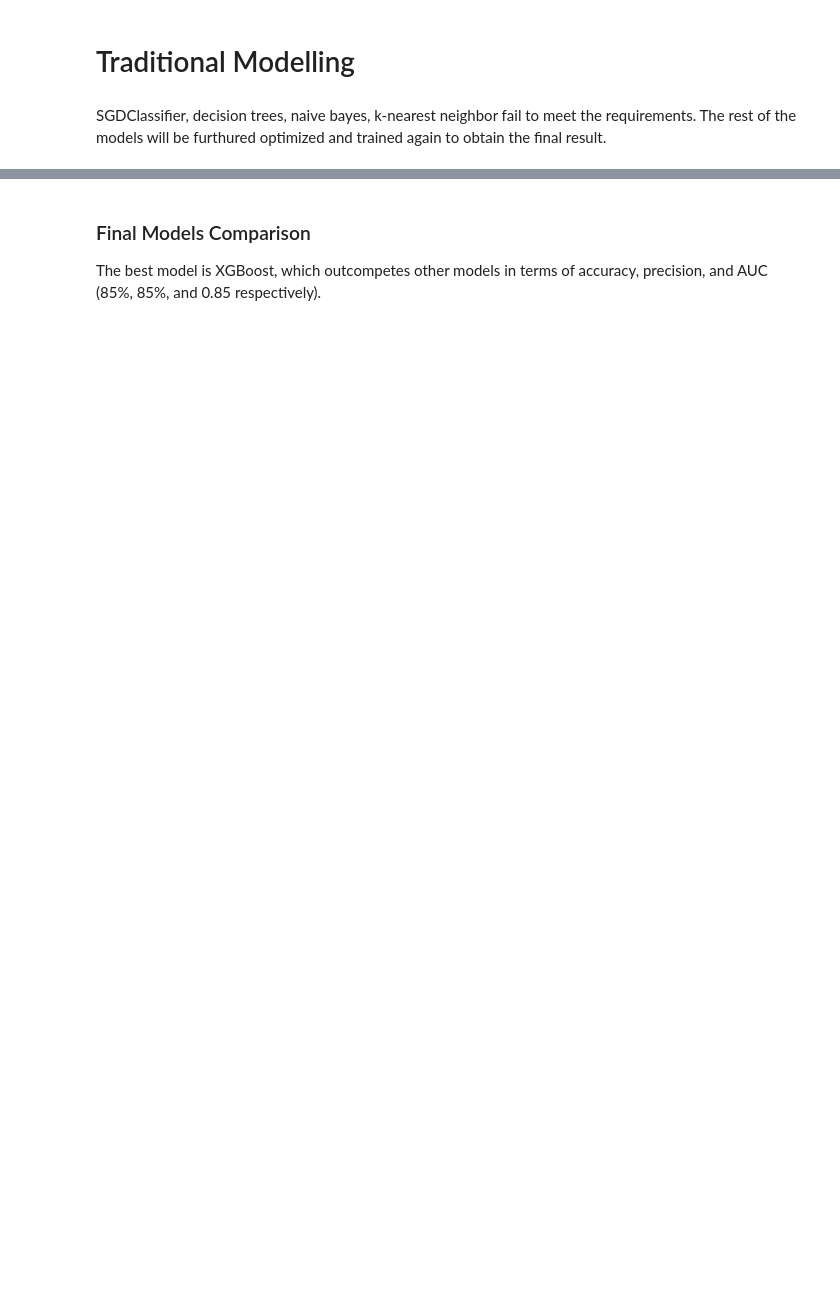
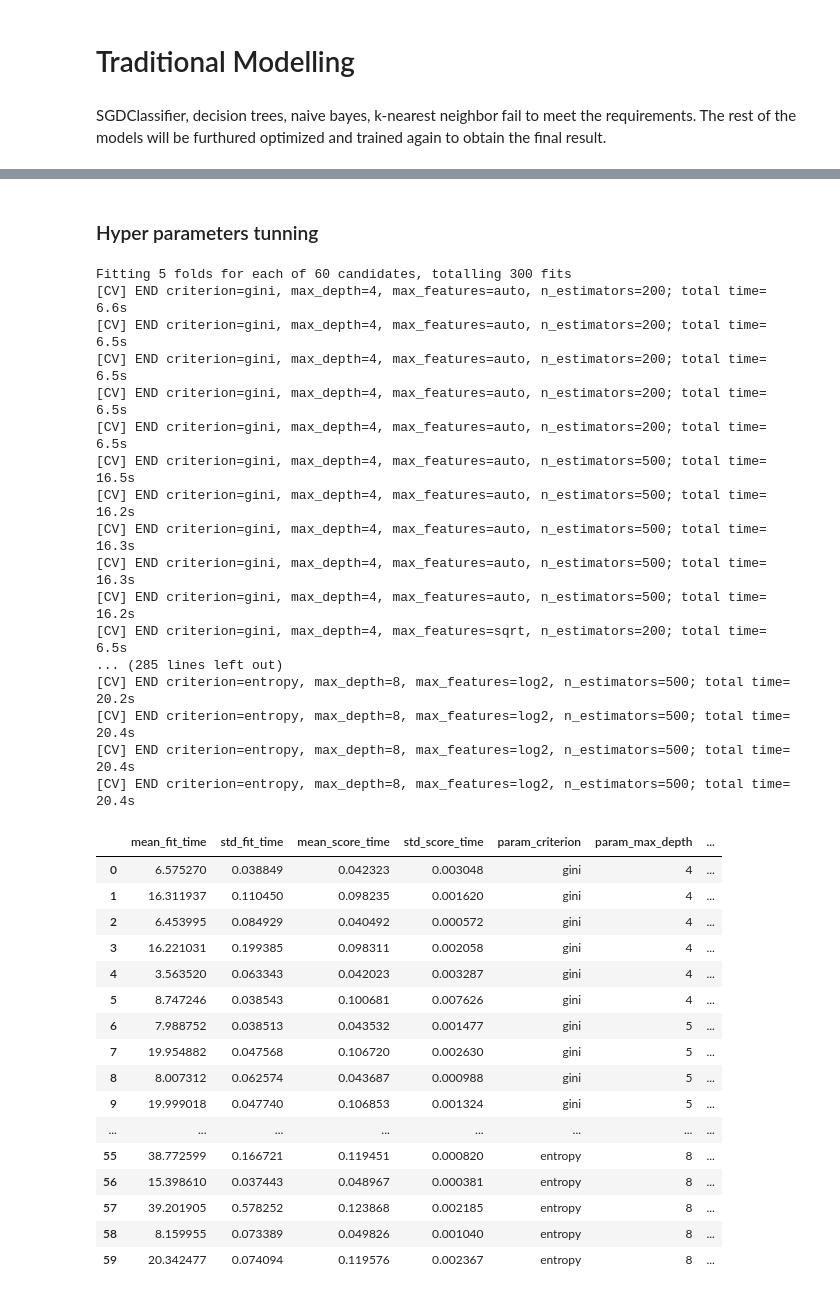
Before and after one commit to louis-hahaha/Big-Data-Project, a Jupyter notebook: Bigdata.ipynb, the cells around one changed output, grey strips where cells are left out. Cells and saved outputs as stored; diff of their text form; code cells hidden in the pictures; blank space fills up the shorter version.

```diff
--- a/Bigdata.ipynb
+++ b/Bigdata.ipynb
@@ -671,6 +656,11 @@ from keras.models import Sequential
 from keras.layers import Dense , Dropout , Activation
 from keras.layers import LSTM , Embedding
 from keras.layers import MaxPooling1D , GlobalMaxPooling1D,Conv1D , Flatten
+# %%
+top_words = 7000
+max_words = 200
+X_train_cnn = sequence.pad_sequences(X_train , maxlen = max_words)
+X_test_cnn = sequence.pad_sequences(X_test , maxlen = max_words)
 # %%
 model = Sequential()
 model.add(Embedding(top_words , 32 , input_length = max_words))
@@ -710,6 +700,2 @@ Trainable params: 535195 (2.04 MB)
 Non-trainable params: 0 (0.00 Byte)
 _________________________________________________________________
-# %%
-model.fit(X_train_cnn , y_train , validation_data= (X_test_cnn , y_test) ,batch_size = 128,
-          epochs = 2 , verbose = 2
-)
@@ -730,0 +702,13 @@ Accuracy: 50.07%
+# %%
+from sklearn.metrics import classification_report
+
+# Train the model
+model.fit(X_train_cnn, y_train, validation_data=(X_test_cnn, y_test), batch_size=128, epochs=2, verbose=2)
+
+# Predict on test data
+y_pred_prob = model.predict(X_test_cnn)
+y_pred = (y_pred_prob > 0.5).astype('int')  # Threshold probabilities to get binary predictions
+
+# Calculate precision, recall, and F1-score
+report = classification_report(y_test, y_pred, target_names=['Negative', 'Positive'])
+print(report)
@@ -847,4 +773,47 @@ The history saving thread hit an unexpected error (OperationalError('attempt to
-# %% [markdown]
-### Final Models Comparison
-
-The best model is XGBoost, which outcompetes other models in terms of accuracy, precision, and AUC (85%, 85%, and 0.85 respectively).
+# %% [markdown]
+### Hyper parameters tunning
+# %%
+param_grid = {
+    'n_estimators': [200, 500],
+    'max_features': ['auto', 'sqrt', 'log2'],
+    'max_depth' : [4,5,6,7,8],
+    'criterion' :['gini', 'entropy']
+}
+grid = GridSearchCV(RandomForestClassifier(max_features=200, n_estimators=300, random_state=42),param_grid, cv= 5,verbose=2)
+grid.fit(X_train,y_train)
+display(pd.DataFrame(grid.cv_results_))
+# %% [output]
+Fitting 5 folds for each of 60 candidates, totalling 300 fits
+[CV] END criterion=gini, max_depth=4, max_features=auto, n_estimators=200; total time=   6.6s
+[CV] END criterion=gini, max_depth=4, max_features=auto, n_estimators=200; total time=   6.5s
+[CV] END criterion=gini, max_depth=4, max_features=auto, n_estimators=200; total time=   6.5s
+[CV] END criterion=gini, max_depth=4, max_features=auto, n_estimators=200; total time=   6.5s
+[CV] END criterion=gini, max_depth=4, max_features=auto, n_estimators=200; total time=   6.5s
+[CV] END criterion=gini, max_depth=4, max_features=auto, n_estimators=500; total time=  16.5s
+[CV] END criterion=gini, max_depth=4, max_features=auto, n_estimators=500; total time=  16.2s
+[CV] END criterion=gini, max_depth=4, max_features=auto, n_estimators=500; total time=  16.3s
+[CV] END criterion=gini, max_depth=4, max_features=auto, n_estimators=500; total time=  16.3s
+[CV] END criterion=gini, max_depth=4, max_features=auto, n_estimators=500; total time=  16.2s
+[CV] END criterion=gini, max_depth=4, max_features=sqrt, n_estimators=200; total time=   6.5s
+... (285 lines left out)
+[CV] END criterion=entropy, max_depth=8, max_features=log2, n_estimators=500; total time=  20.2s
+[CV] END criterion=entropy, max_depth=8, max_features=log2, n_estimators=500; total time=  20.4s
+[CV] END criterion=entropy, max_depth=8, max_features=log2, n_estimators=500; total time=  20.4s
+[CV] END criterion=entropy, max_depth=8, max_features=log2, n_estimators=500; total time=  20.4s
+|  | mean_fit_time | std_fit_time | mean_score_time | std_score_time | param_criterion | param_max_depth | ... |
+| 0 | 6.575270 | 0.038849 | 0.042323 | 0.003048 | gini | 4 | ... |
+| 1 | 16.311937 | 0.110450 | 0.098235 | 0.001620 | gini | 4 | ... |
+| 2 | 6.453995 | 0.084929 | 0.040492 | 0.000572 | gini | 4 | ... |
+| 3 | 16.221031 | 0.199385 | 0.098311 | 0.002058 | gini | 4 | ... |
+| 4 | 3.563520 | 0.063343 | 0.042023 | 0.003287 | gini | 4 | ... |
+| 5 | 8.747246 | 0.038543 | 0.100681 | 0.007626 | gini | 4 | ... |
+| 6 | 7.988752 | 0.038513 | 0.043532 | 0.001477 | gini | 5 | ... |
+| 7 | 19.954882 | 0.047568 | 0.106720 | 0.002630 | gini | 5 | ... |
+| 8 | 8.007312 | 0.062574 | 0.043687 | 0.000988 | gini | 5 | ... |
+| 9 | 19.999018 | 0.047740 | 0.106853 | 0.001324 | gini | 5 | ... |
+| ... | ... | ... | ... | ... | ... | ... | ... |
+| 55 | 38.772599 | 0.166721 | 0.119451 | 0.000820 | entropy | 8 | ... |
+| 56 | 15.398610 | 0.037443 | 0.048967 | 0.000381 | entropy | 8 | ... |
+| 57 | 39.201905 | 0.578252 | 0.123868 | 0.002185 | entropy | 8 | ... |
+| 58 | 8.159955 | 0.073389 | 0.049826 | 0.001040 | entropy | 8 | ... |
+| 59 | 20.342477 | 0.074094 | 0.119576 | 0.002367 | entropy | 8 | ... |
```
Also changed, not shown: parts of 28 cells of this notebook, 2 other files.
